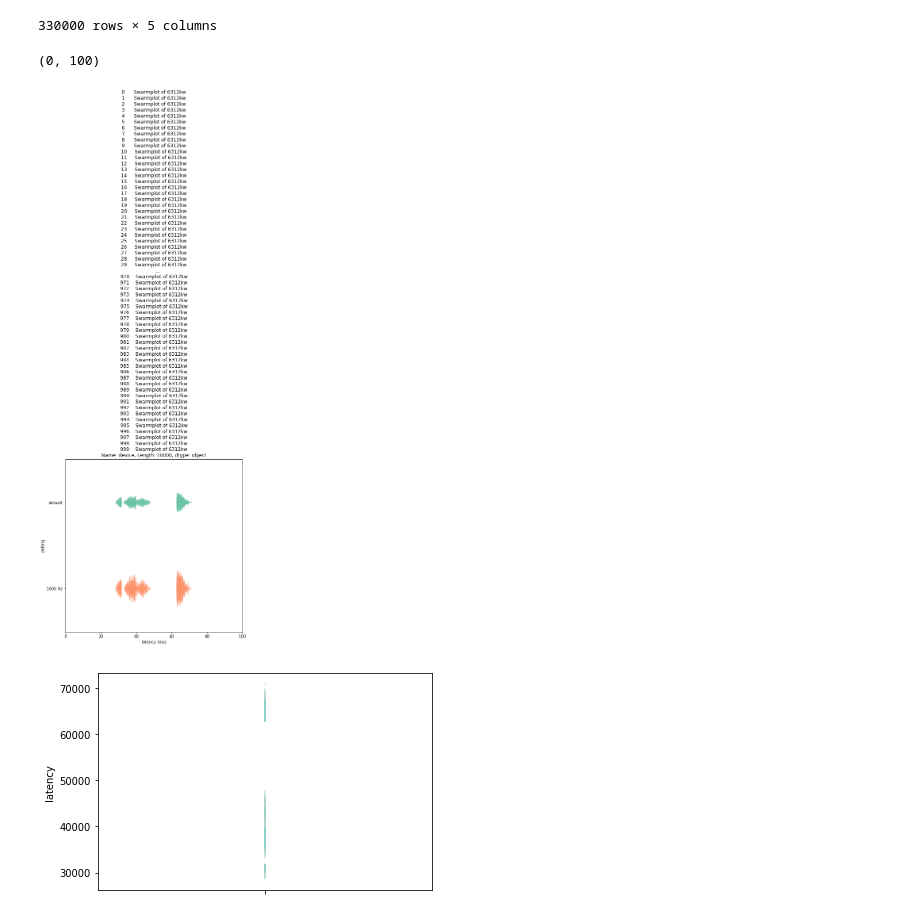
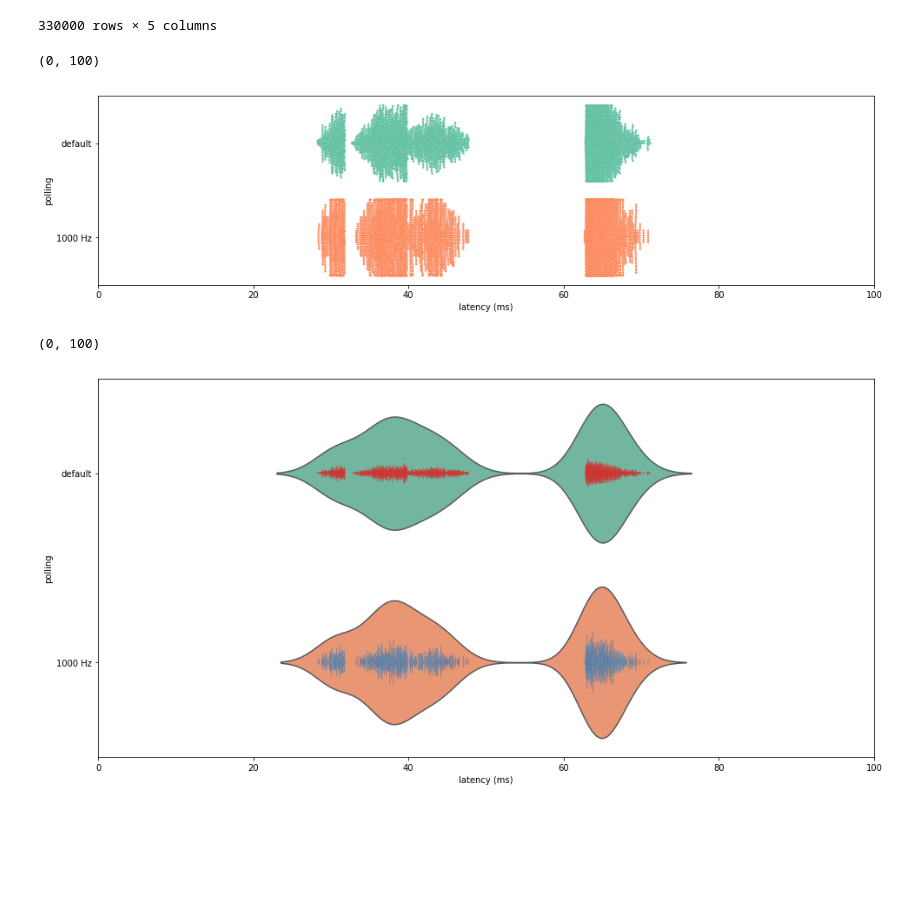
Before and after one commit to PDA-UR/latency_measurements, a Jupyter notebook: LatencyComplete.ipynb, the cells around one changed output. Drawn from its saved outputs; the diff is of its cells as text; code cells hidden in the pictures; blank space fills up the shorter version.

```diff
--- a/LatencyComplete.ipynb
+++ b/LatencyComplete.ipynb
@@ -27,7 +27,7 @@ for device in DEVICES:
             if mode == "default":
                 try:
                     path = DATA_PATH + mode + "/" + "AUTO_" + device + "_0ms" + iteration +".csv"
-                    print(path)
+                    #print(path)
                     currentFile = pd.read_csv(path, comment="#" ,delimiter=';')
                 except:
                     print("file missing: ", mode, device)
@@ -44,5 +44,5 @@ for device in DEVICES:
             print(len(currentFile))
             all_raw_data.append(currentFile)
 all_data = pd.concat(all_raw_data)
-all_data["latency (ms)"] = all_data["latency (s)"] * 1000.0
+#all_data["latency (ms)"] = all_data["latency (s)"] * 1000.0
 # %% [output]
@@ -85,3 +84,16 @@ all_data
 | 998 | 998 | 27375 | 4510 | nvidiashield | 1000 Hz |
 | 999 | 999 | 29099 | 2764 | nvidiashield | 1000 Hz |
 330000 rows × 5 columns
+# %%
+#Plotting a single swarmplot
+values = all_data[(all_data["device"] == "6312kw")]
+
+plt.figure(figsize=[16, 4])
+#plt.title('Swarmplot of '+ values["device"])
+
+ax = sns.swarmplot((values["latency"]/1000), values["polling"], hue=None, palette="Set2", size=2.5,orient="h", alpha=1)
+plt.xlabel("latency (ms)")
+plt.xlim(0, 100)
+# %% [output]
+(0, 100)
+[figure, added]
@@ -88,22 +126,19 @@ all_data
 # %%
 #Plotting a single swarmplot
 values = all_data[(all_data["device"] == "6312kw")]
 
-plt.figure(figsize=[8, 8])
+plt.figure(figsize=[16, 8])
 #plt.title('Swarmplot of '+ values["device"])
 
 #plt.figure()
 
-ax = sns.swarmplot((values["latency"]/1000), values["polling"], hue=None, palette="Set2", size=1, marker="D",orient="h", alpha=1)
+ax = sns.swarmplot((values["latency"]/1000), values["polling"], hue=None, palette="Set1", size=1,marker ="H", orient="h", alpha=1)
+ax = sns.violinplot((values["latency"]/1000), values["polling"], inner=None, palette="Set2")
 plt.xlabel("latency (ms)")
 plt.xlim(0, 100)
 
 #axes = plt.gca()
 #axes.set_xlim(0,100)
 # %% [output]
 (0, 100)
-[figure, old version]
+[figure, new version]
-# %%
-ax = sns.stripplot(values["latency"], palette="Set3", size=1, orient="v", alpha=0.1, )
-# %% [output]
-[figure, removed]
```
Also changed, not shown: parts of 3 cells of this notebook.
